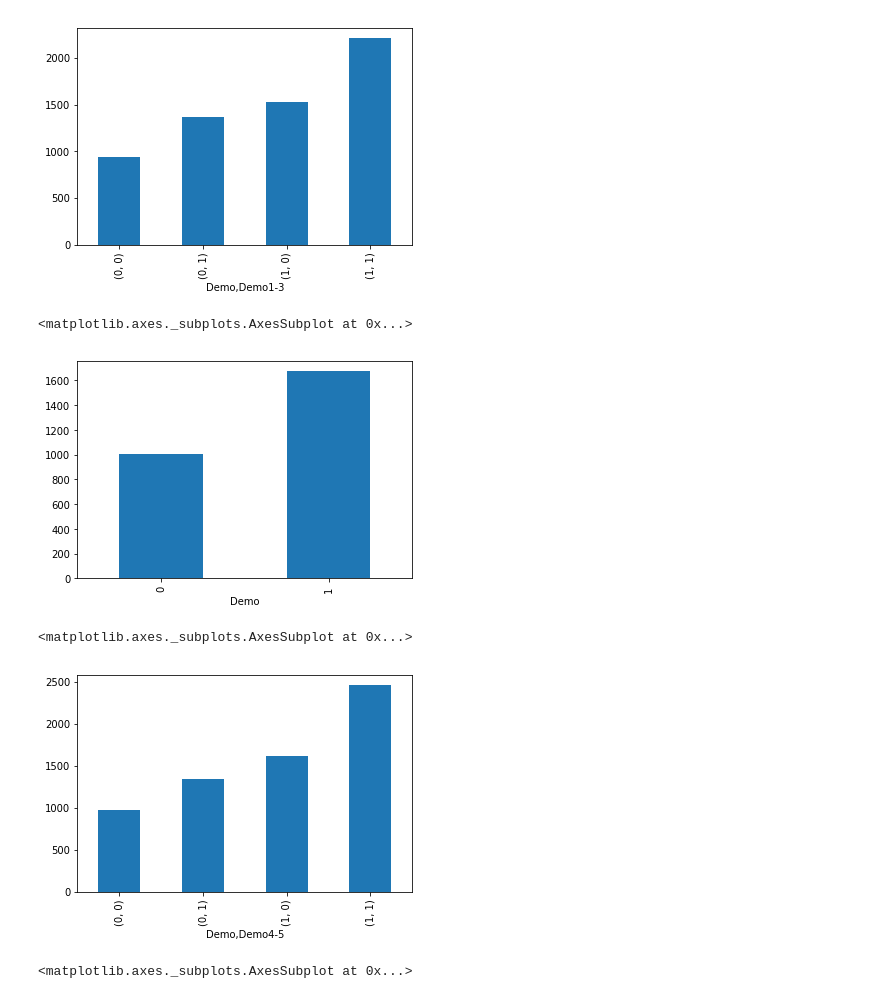
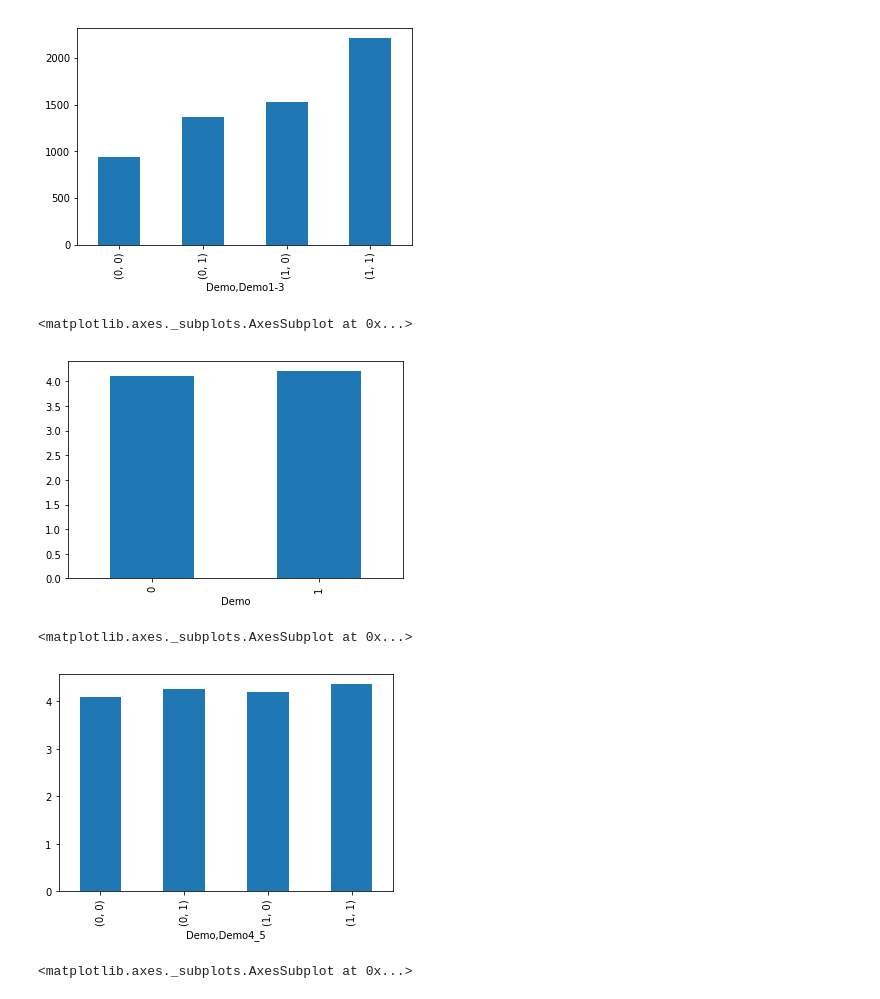
Before and after one commit to slerkpatomsak/ML-CaseStudy, a Jupyter notebook: goodbelly_casestudy.ipynb, the cells around one changed output. Saved outputs shown, nothing was run; the diff lists cells and outputs as text; code cells hidden in the pictures.

```diff
--- a/goodbelly_casestudy.ipynb
+++ b/goodbelly_casestudy.ipynb
@@ -11,8 +14,7 @@ from matplotlib import pyplot
 # %%
 bellyfat = pd.read_csv('goodBellyData.csv')
 bellyfat = bellyfat.drop(bellyfat.loc[:,'Unnamed: 12':'Unnamed: 40'], axis=1)
-bellyfat = bellyfat.rename(index=str, columns={"Units Sold": "Units_Sold", "Average Retail Price": "Average_Retail_Price", "Sales Rep": "Sales_Rep"})
+bellyfat = bellyfat.rename(index=str, columns={"Units Sold": "Units_Sold", "Average Retail Price": "Average_Retail_Price", "Sales Rep": "Sales_Rep","Demo1-3": "Demo1_3","Demo4-5": "Demo4_5"})
 bellyfat['Revenue'] = bellyfat.Units_Sold * bellyfat.Average_Retail_Price
 bellyfat.columns
-bellyfat.head(10)
 # %% [output]
@@ -29,0 +178,4 @@ bellyfat.head(10)
+# %%
+xt,likehood=sp.stats.boxcox(bellyfat.Units_Sold)
+print(likehood)
+bellyfat['Units_Sold_Trans'] = xt
@@ -320,14 +701,14 @@ groupby_demo03.Revenue.plot.bar()
 [figure]
 # %%
 groupby_demo0 = bellyfat.groupby('Demo').aggregate(np.mean)
-groupby_demo0.Revenue.plot.bar()
+groupby_demo0.Average_Retail_Price.plot.bar()
 # %% [output]
 <matplotlib.axes._subplots.AxesSubplot at 0x...>
-[figure, old version]
+[figure, new version]
 # %%
-groupby_demo045 = bellyfat.groupby(['Demo','Demo4-5']).aggregate(np.mean)
-groupby_demo045.Revenue.plot.bar()
+groupby_demo045 = bellyfat.groupby(['Demo','Demo4_5']).aggregate(np.mean)
+groupby_demo045.Average_Retail_Price.plot.bar()
 # %% [output]
 <matplotlib.axes._subplots.AxesSubplot at 0x...>
-[figure, old version]
+[figure, new version]
 # %%
```
Also changed, not shown: parts of 46 cells of this notebook, 2 other files.
